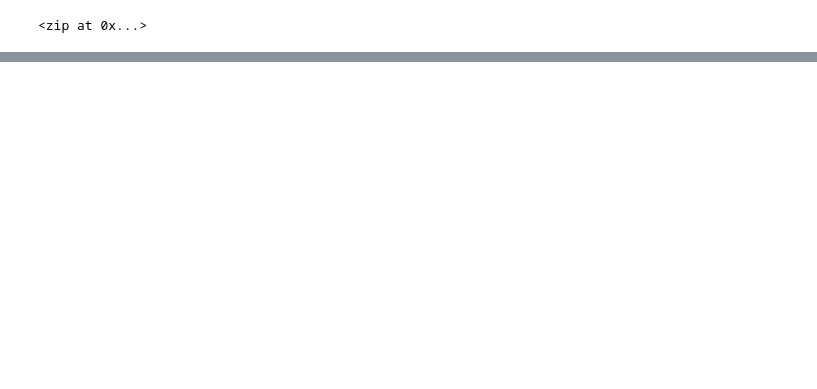
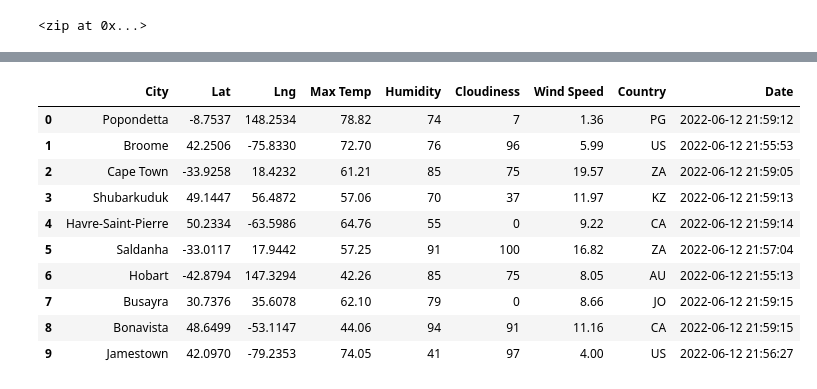
Before and after one commit to Nataly-G23/World_Weather_Analysis, a Jupyter notebook: WeatherPy.ipynb, the cells around one changed output, grey strips where cells are left out. Cells and saved outputs as stored; diff of their text form; code cells hidden in the pictures; blank space fills up the shorter version.

Commit message:
Modifying gitignore and adding WeatherPy file.

```diff
--- a/WeatherPy.ipynb
+++ b/WeatherPy.ipynb
@@ -32,0 +39,3 @@ len(cities)
+# %%
+# Establish the URL
+url = "https://api.openweathermap.org/data/2.5/weather?units=Imperial&appid=" + weather_api_key
@@ -32,0 +46,10 @@ len(cities)
+# %%
+# Create an empty list to hold the weather data.
+city_data = []
+# Print the beginning of the logging.
+print("Beginning Data Retrieval     ")
+print("-----------------------------")
+
+# Create counters.
+record_count = 1
+set_count = 1
@@ -32,0 +129,16 @@ len(cities)
+# %%
+# Convert the array of dictionaries to a Pandas DataFrame.
+city_data_df = pd.DataFrame(city_data)
+city_data_df.head(10)
+# %% [output]
+|  | City | Lat | Lng | Max Temp | Humidity | Cloudiness | Wind Speed | Country | Date |
+| 0 | Popondetta | -8.7537 | 148.2534 | 78.82 | 74 | 7 | 1.36 | PG | 2022-06-12 21:59:12 |
+| 1 | Broome | 42.2506 | -75.8330 | 72.70 | 76 | 96 | 5.99 | US | 2022-06-12 21:55:53 |
+| 2 | Cape Town | -33.9258 | 18.4232 | 61.21 | 85 | 75 | 19.57 | ZA | 2022-06-12 21:59:05 |
+| 3 | Shubarkuduk | 49.1447 | 56.4872 | 57.06 | 70 | 37 | 11.97 | KZ | 2022-06-12 21:59:13 |
+| 4 | Havre-Saint-Pierre | 50.2334 | -63.5986 | 64.76 | 55 | 0 | 9.22 | CA | 2022-06-12 21:59:14 |
+| 5 | Saldanha | -33.0117 | 17.9442 | 57.25 | 91 | 100 | 16.82 | ZA | 2022-06-12 21:57:04 |
+| 6 | Hobart | -42.8794 | 147.3294 | 42.26 | 85 | 75 | 8.05 | AU | 2022-06-12 21:55:13 |
+| 7 | Busayra | 30.7376 | 35.6078 | 62.10 | 79 | 0 | 8.66 | JO | 2022-06-12 21:59:15 |
+| 8 | Bonavista | 48.6499 | -53.1147 | 44.06 | 94 | 91 | 11.16 | CA | 2022-06-12 21:59:15 |
+| 9 | Jamestown | 42.0970 | -79.2353 | 74.05 | 41 | 97 | 4.00 | US | 2022-06-12 21:56:27 |
```
Also changed, not shown: parts of 8 cells of this notebook, 1 other file.
